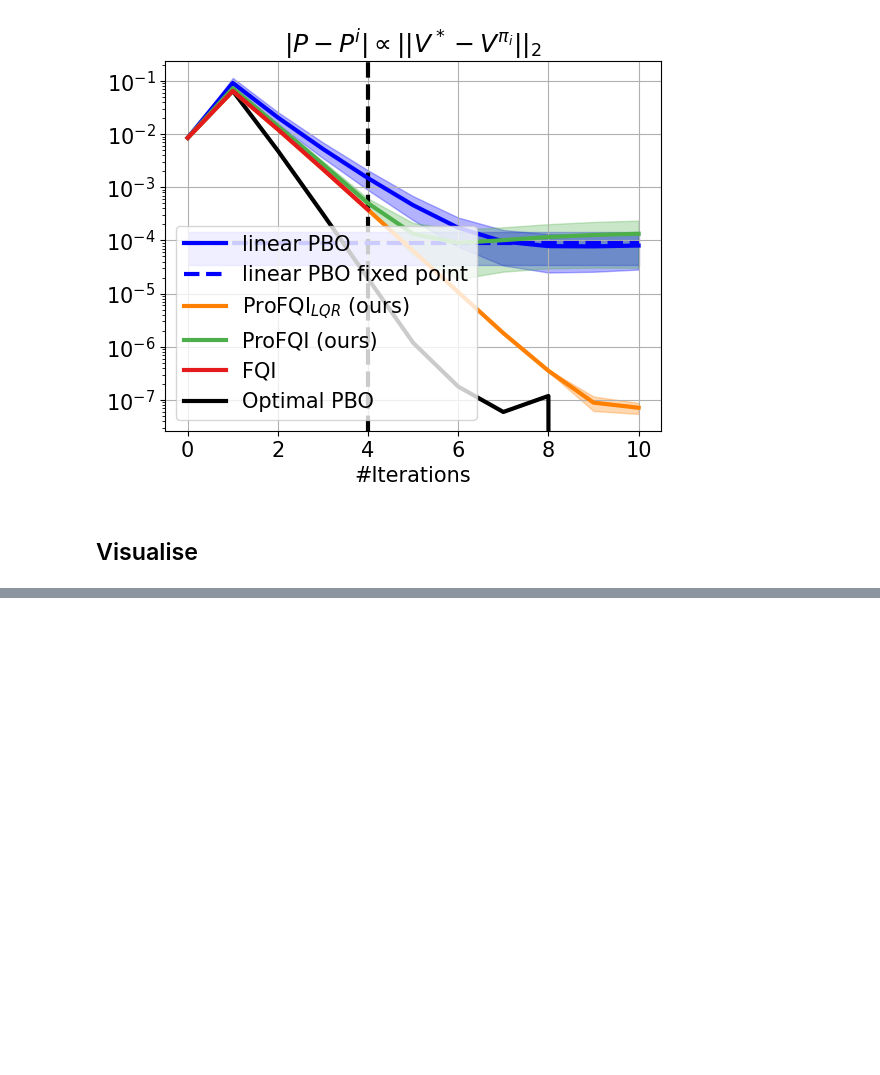
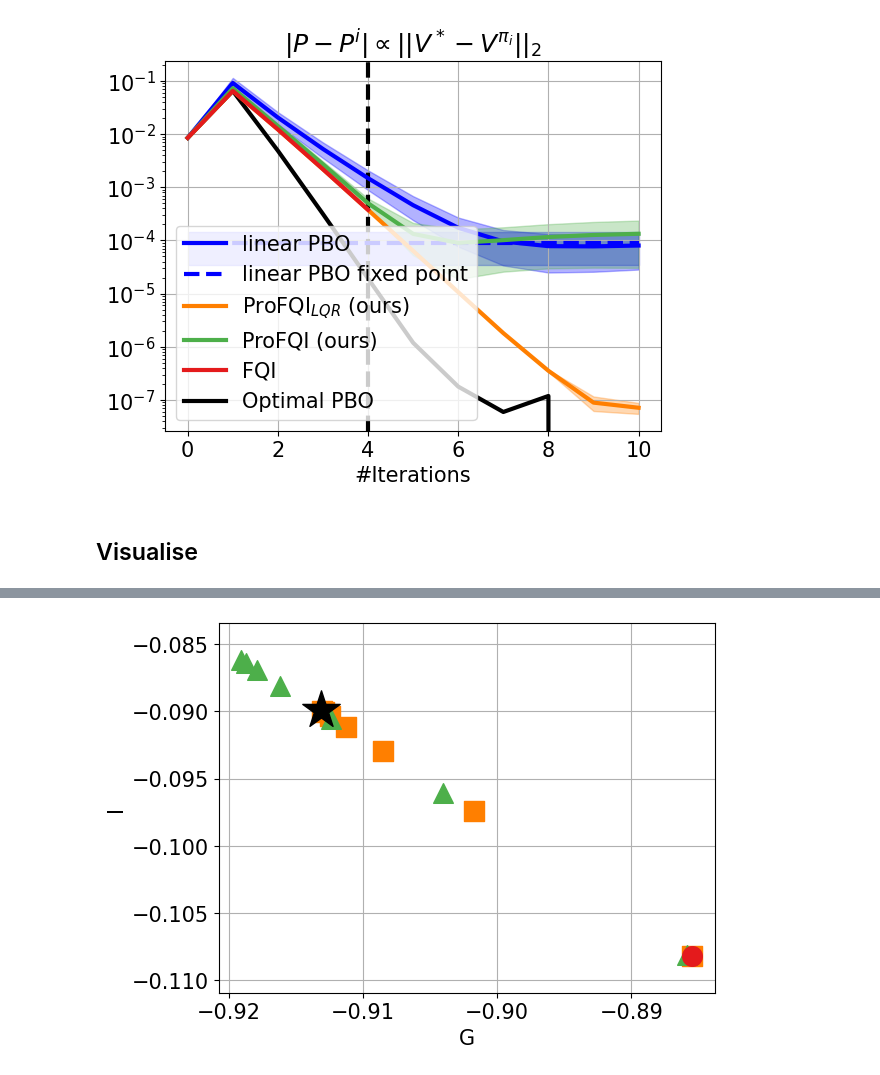
Before and after one commit to theovincent/PBO, a Jupyter notebook: experiments/lqr/plots.ipynb, the cells around one changed output, grey strips where cells are left out. Saved outputs shown, nothing was run; the diff lists cells and outputs as text; code cells hidden in the pictures; blank space fills up the shorter version.

```diff
--- a/experiments/lqr/plots.ipynb
+++ b/experiments/lqr/plots.ipynb
@@ -439,0 +548,57 @@ _ = plt.savefig(f"figures/{experiment_name}/visu_3D_zoom_{max_bellman_iterations
+# %%
+if p["q_dim"] == 2:
+    import matplotlib.pyplot as plt
+
+    plt.rc("font", size=15)
+
+    start_iteration = max_bellman_iterations
+
+    if show_pbo_linear and False:
+        plt.scatter(
+            pbo_linear_w[0, start_iteration:, 0],
+            pbo_linear_w[0, start_iteration:, 1],
+            color=colors["blue"],
+            s=200,
+            zorder=4,
+        )
+    if show_pbo_custom_linear:
+        plt.scatter(
+            pbo_custom_linear_w[0, start_iteration:, 0],
+            pbo_custom_linear_w[0, start_iteration:, 1],
+            color=colors["orange"],
+            s=200,
+            zorder=5,
+            marker="s",
+        )
+    if show_pbo_deep:
+        plt.scatter(
+            pbo_deep_w[0, start_iteration:, 0],
+            pbo_deep_w[0, start_iteration:, 1],
+            color=colors["ProFQI"],
+            s=200,
+            zorder=5,
+            marker="^",
+        )
+    if show_fqi:
+        plt.scatter(
+            fqi_w[0, start_iteration:, 0],
+            fqi_w[0, start_iteration:, 1],
+            color=colors["FQI"],
+            s=200,
+            zorder=6,
+        )
+    # plt.scatter(lspi_w[0, start_iteration:, 0], lspi_w[0, start_iteration:, 1], lspi_w[0, start_iteration:, 2], label='LSPI', color="purple", s=np.linspace(600, 60, max_bellman_iterations+ 1), zorder=3)
+    # plt.scatter(pbo_optimal_w[:, 0], pbo_optimal_w[:, 1], pbo_optimal_w[:, 2], label='PBO', color="black", s=np.linspace(100, 10, max_bellman_iterations_validation + 1), zorder=1)
+    plt.scatter(
+        optimal_w[0], optimal_w[1], label="optimal parameters", color="black", marker="*", s=800, zorder=6
+    )
+
+    plt.xlabel("G")
+    # plt.set_xticks(np.linspace(-0.92, -0.90, 3), labels=np.around(np.linspace(-0.92, -0.90, 3), 2))
+    plt.ylabel("I")
+    # plt.set_yticks(np.linspace(-0.11, -0.09, 4), labels=np.around(np.linspace(-0.11, -0.09, 4), 2))
+    plt.axis('equal')
+    plt.grid(zorder=0)
+    _ = plt.savefig(f"figures/{experiment_name}/visu_2D_zoom_{max_bellman_iterations}.pdf", bbox_inches="tight")
+# %% [output]
+[figure, added]
```
Also changed, not shown: parts of 6 cells of this notebook, 6 other files.
